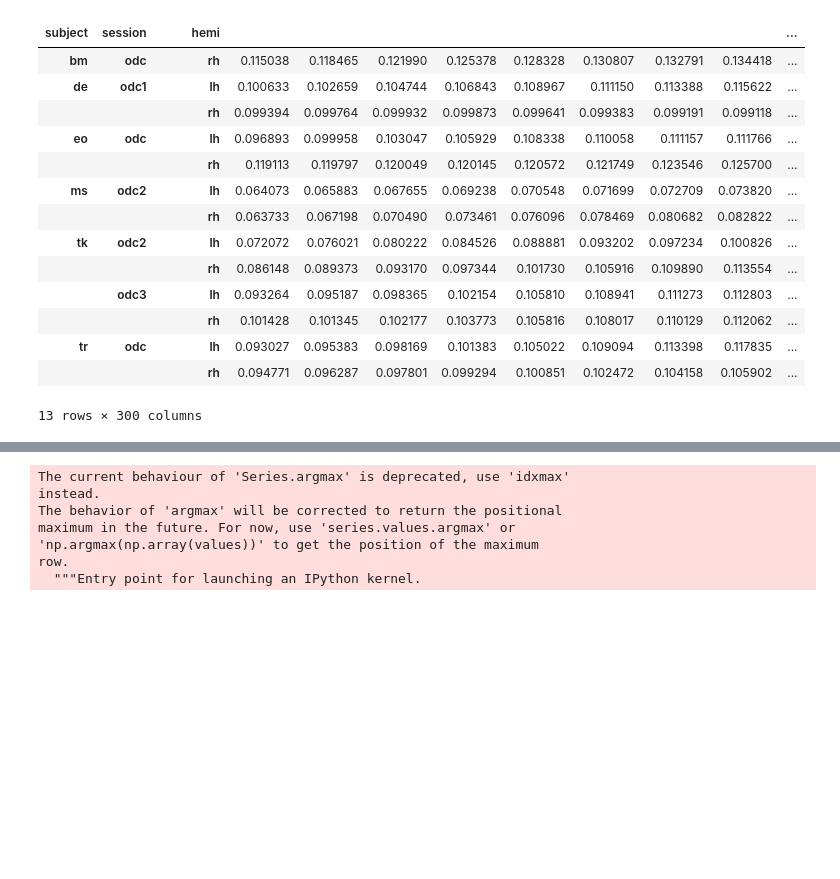
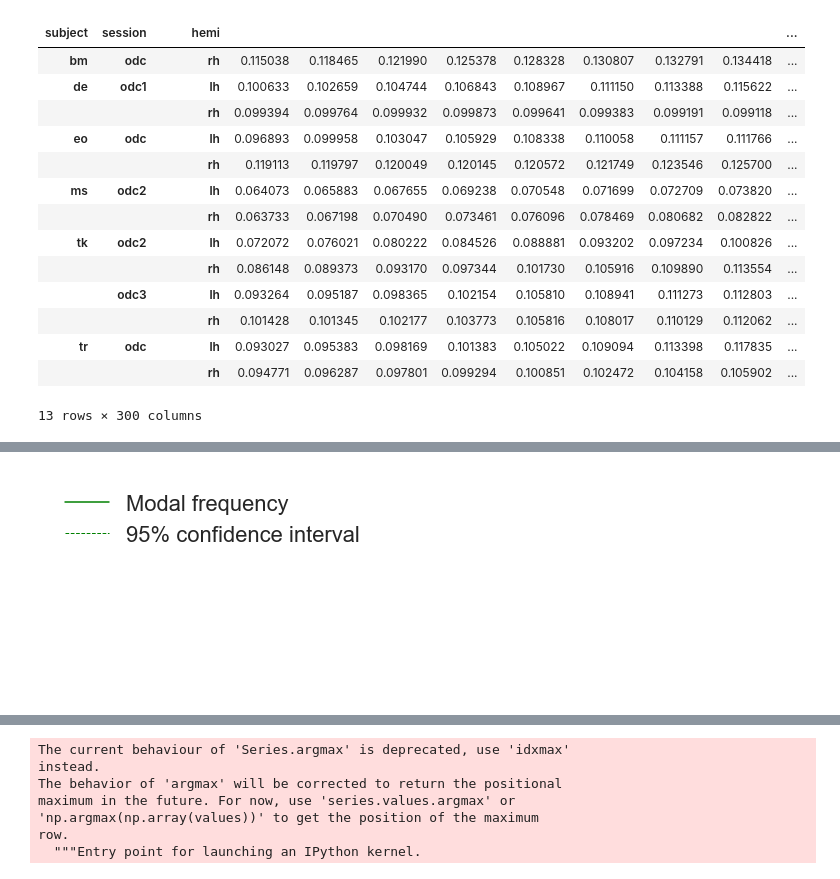
Before and after one commit to VU-Cog-Sci/odc_mapping, a Jupyter notebook: analysis/notebooks/Analyze spatial frequency on surface.ipynb, the cells around one changed output, grey strips where cells are left out. Cells and saved outputs as stored; diff of their text form; code cells hidden in the pictures; blank space fills up the shorter version.

```diff
--- a/analysis/notebooks/Analyze spatial frequency on surface.ipynb
+++ b/analysis/notebooks/Analyze spatial frequency on surface.ipynb
@@ -114,0 +192,13 @@ mean_wl_energie_across_orientations.T.groupby(['subject', 'session', 'hemi']).me
+# %%
+from matplotlib.lines import Line2D
+
+custom_lines = [Line2D([0], [0], color='green', lw=1.5),
+                Line2D([0], [0], color='green', lw=1., ls='--'),]
+
+leg = plt.legend(custom_lines, ['Modal frequency', '95% confidence interval'])
+leg.get_frame().set_linewidth(0.0)
+
+plt.axis('off')
+plt.savefig('/Users/gdehol/Dropbox/Science/7t_binocular/paper/figures/known_patterns/depth_power_legend.pdf', transparent=True)
+# %% [output]
+[figure, added]
```
Also changed, not shown: parts of 20 cells of this notebook, 7 other files.
